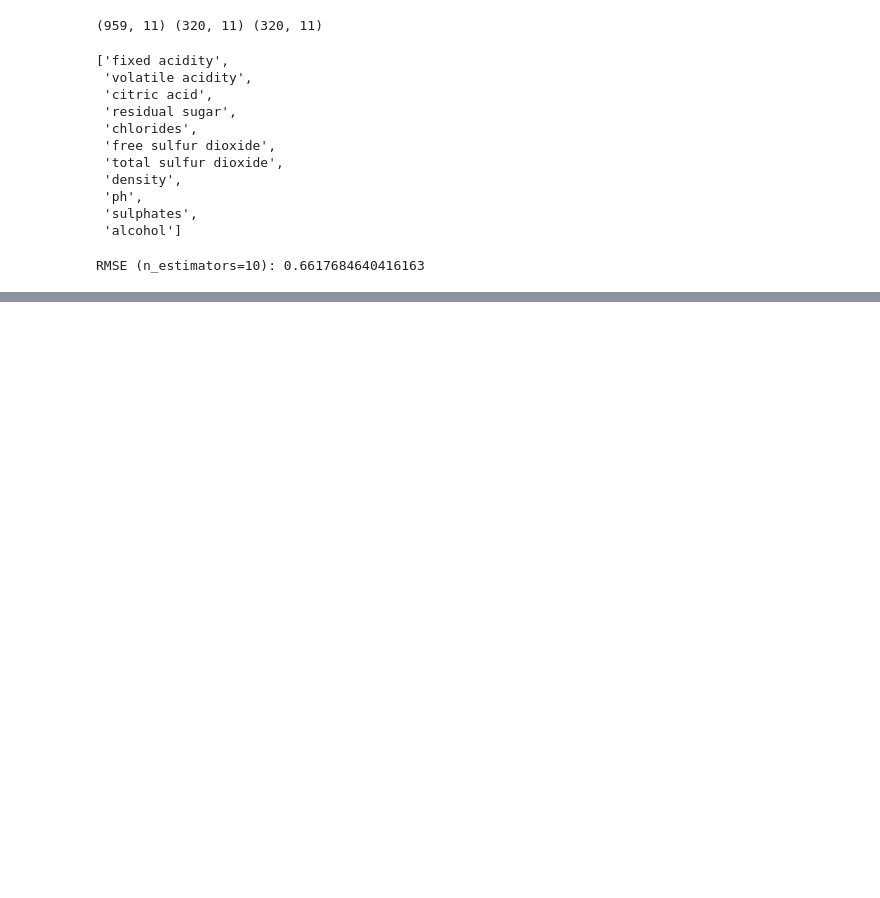
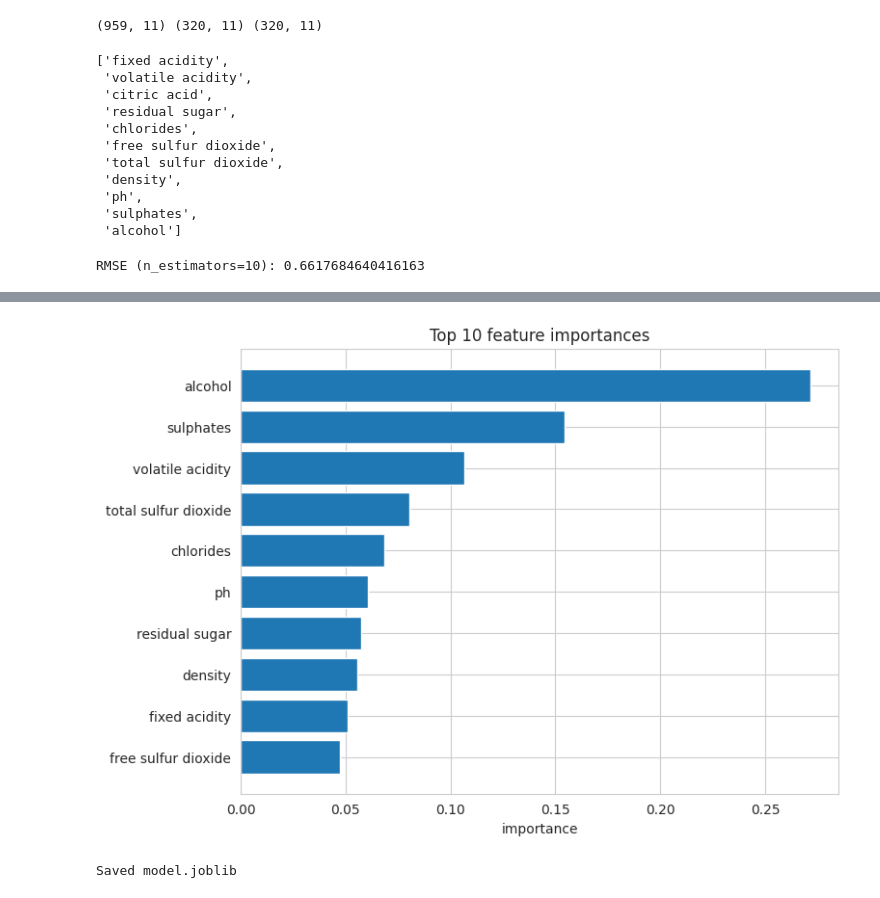
Before and after one commit to Krishna-Teja-Thallapalli-Venkata/WineQuality_End_to_End_ML_MidTerm_Project, a Jupyter notebook: notebook.ipynb, the cells around one changed output, grey strips where cells are left out. Cells and saved outputs as stored; diff of their text form; code cells hidden in the pictures; blank space fills up the shorter version.

```diff
--- a/notebook.ipynb
+++ b/notebook.ipynb
@@ -168,0 +239,18 @@ RMSE (n_estimators=10): 0.6617684640416163
+# %%
+importances = final_rf.feature_importances_
+df_importances = pd.DataFrame({'feature': feature_names, 'importance': importances})
+df_importances = df_importances.sort_values(by='importance', ascending=False).reset_index(drop=True)
+df_importances.head(10)
+
+plt.figure(figsize=(8,6))
+plt.barh(df_importances.feature.head(10)[::-1], df_importances.importance.head(10)[::-1])
+plt.xlabel('importance')
+plt.title('Top 10 feature importances')
+plt.show()
+# %% [output]
+[figure, added]
+# %%
+joblib.dump({'model': final_rf, 'features': feature_names}, 'model.joblib')
+print('Saved model.joblib')
+# %% [output]
+Saved model.joblib
```
Also changed, not shown: parts of 3 cells of this notebook, 5 other files.
